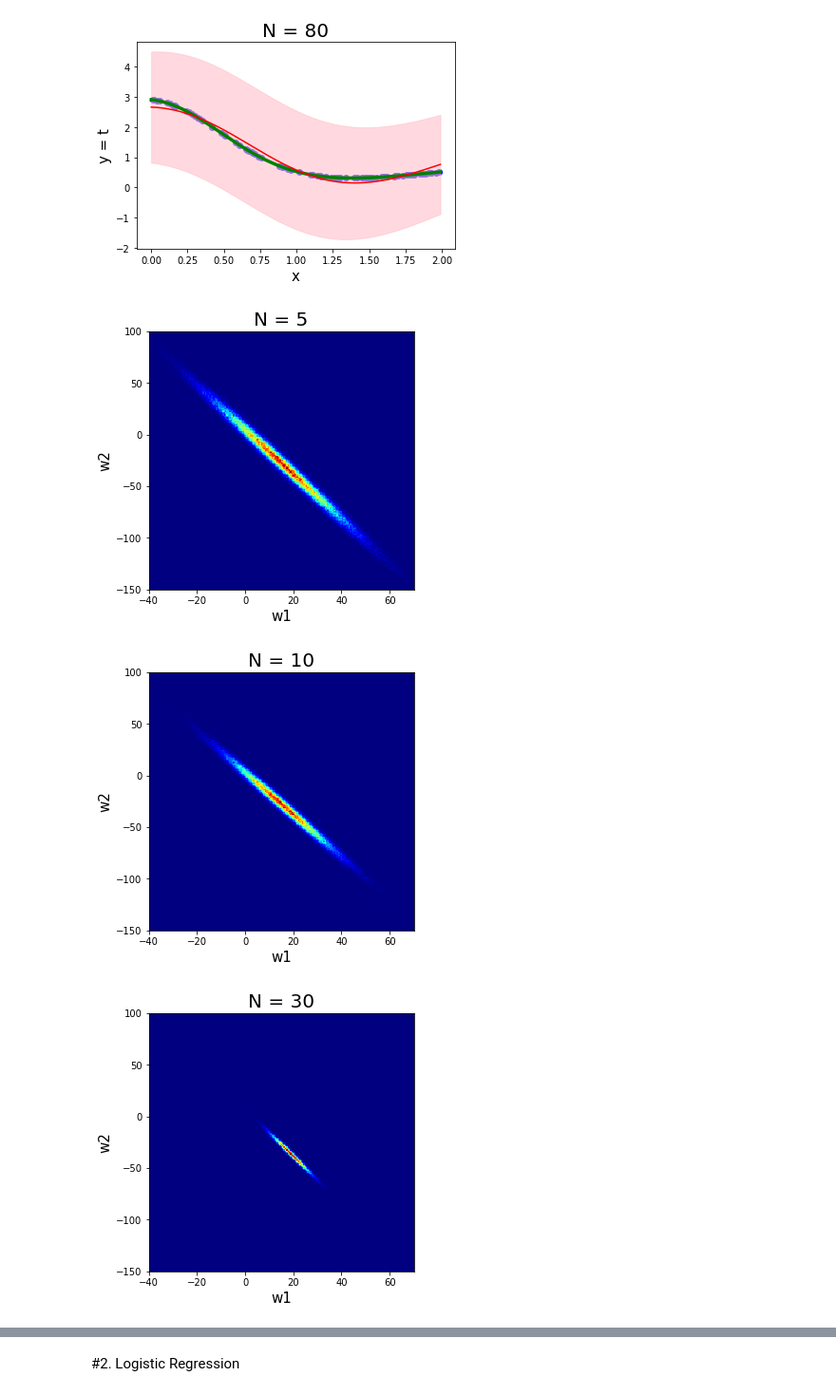
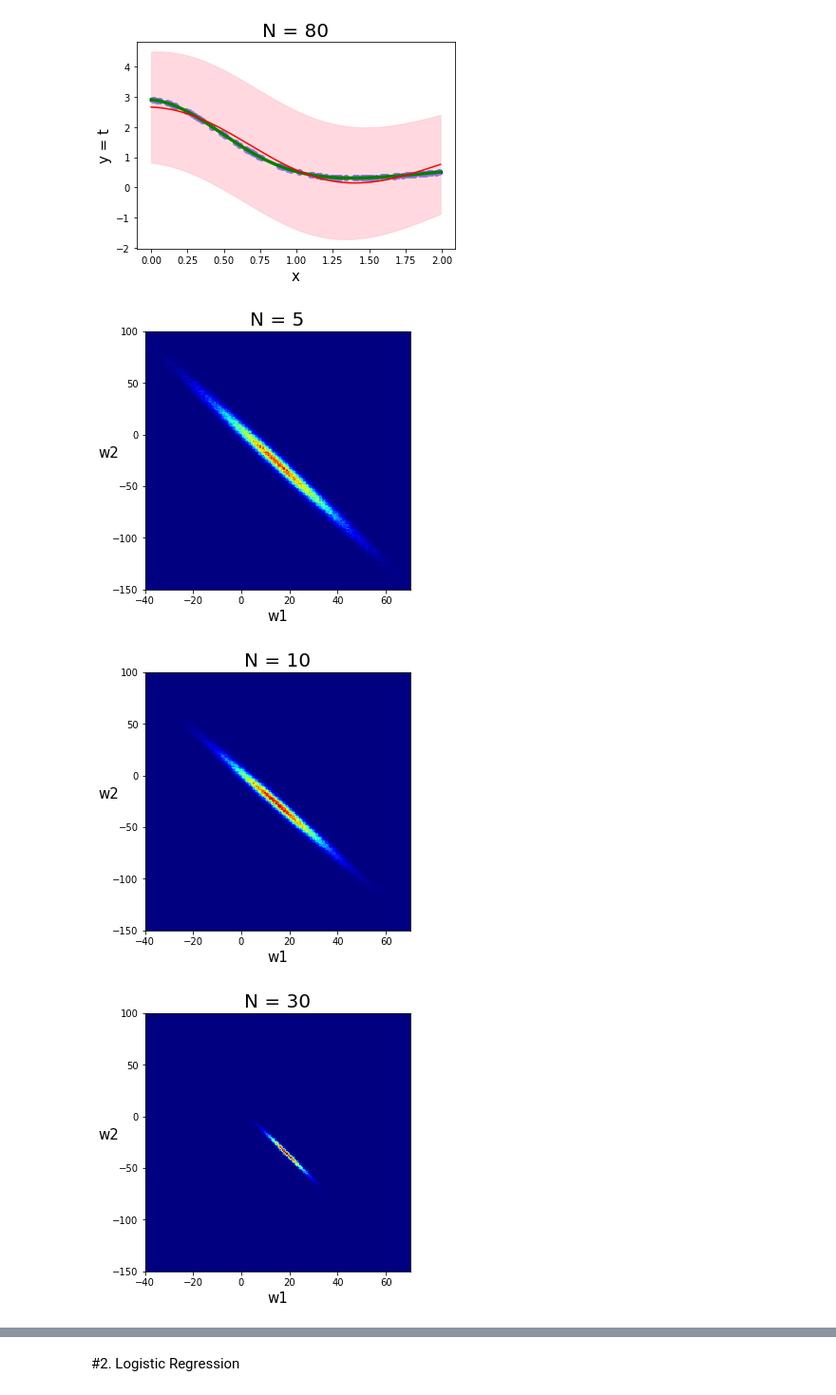
Before and after one commit to Louis5228/2020-Machine-Learning, a Jupyter notebook: 309512014_HW2.ipynb, the cells around one changed output, grey strips where cells are left out. Shown: that part at 95% size. Drawn from its saved outputs; the diff is of its cells as text; code cells hidden in the pictures.

```diff
--- a/309512014_HW2.ipynb
+++ b/309512014_HW2.ipynb
@@ -107,17 +110,17 @@ for i in range(len(N_list)):
 # %%
 # 3.
 sample_num = 100000
 for i in range(len(N_list)):
   w = np.random.multivariate_normal(mN_l[i].reshape(M), sN_l[i], size=sample_num)
   w1 = w[:,0]
   w2 = w[:,1]
   plt.figure(figsize=(5,5))
   plt.hist2d(w1, w2, bins=200, cmap='jet', range=[[-40,70],[-150,100]])
   plt.title('N = ' + str(N_list[i]), fontsize = 20)
   plt.xlabel('w1', fontsize = 15)
-  plt.ylabel('w2', fontsize = 15)
+  plt.ylabel('w2', rotation=0, fontsize = 15)
   plt.show()
 # %% [output]
-[figure, old version]
+[figure, new version]
-[figure, old version]
+[figure, new version]
-[figure, old version]
+[figure, new version]
```
Also changed, not shown: parts of 6 cells of this notebook.
